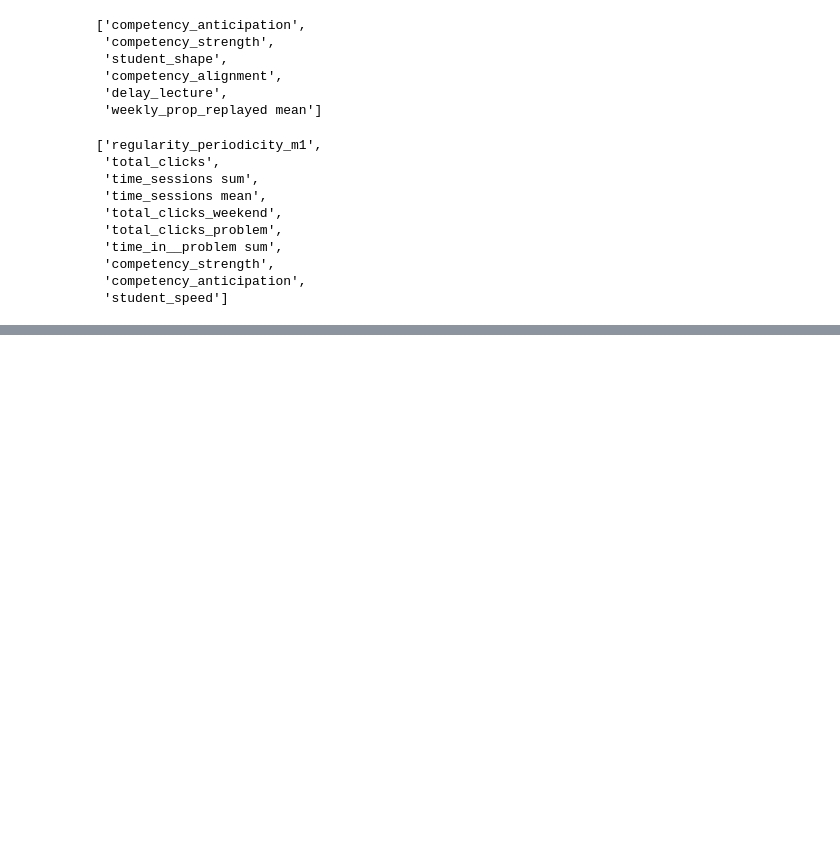
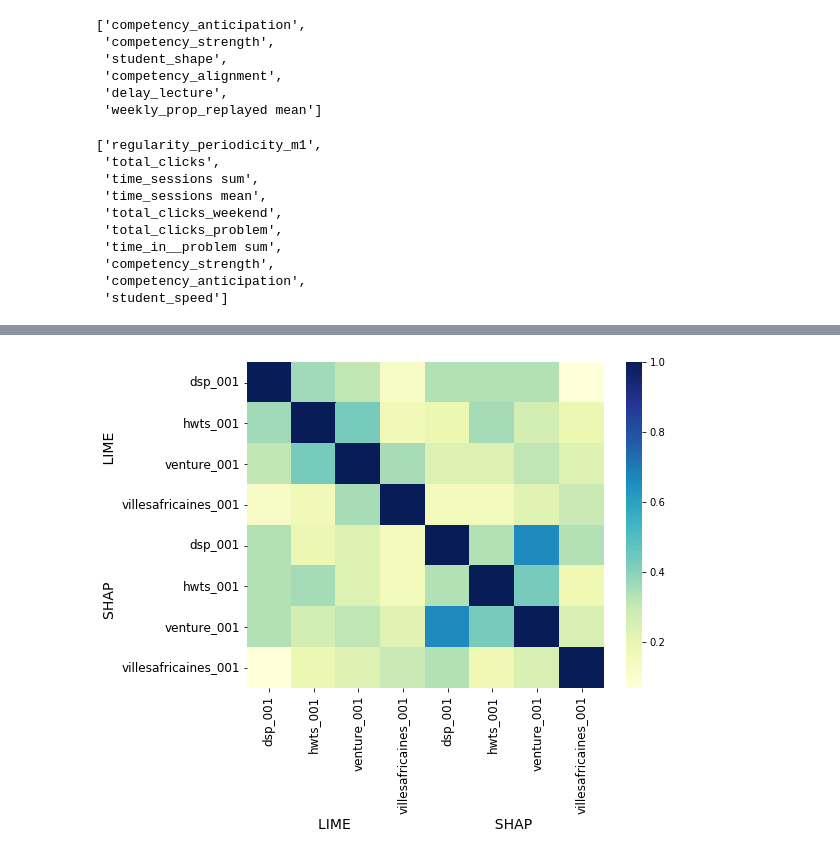
Before and after one commit to epfl-ml4ed/interpretable-clustering, a Jupyter notebook: notebooks/Visualizations.ipynb, the cells around one changed output, grey strips where cells are left out. Cells and saved outputs as stored; diff of their text form; code cells hidden in the pictures; blank space fills up the shorter version.

```diff
--- a/notebooks/Visualizations.ipynb
+++ b/notebooks/Visualizations.ipynb
@@ -231,3 +237,5 @@ best10_interc3_cluster0
  'competency_strength',
  'competency_anticipation',
  'student_speed']
+# %%
+courses = ['dsp_001', 'hwts_001', 'venture_001', 'villesafricaines_001']
@@ -233,0 +296,37 @@ best10_interc3_cluster0
+# %%
+scaler = MinMaxScaler()
+cols = df_shap.columns
+df_shap = pd.DataFrame(scaler.fit_transform(df_shap.T).T, columns=cols)
+
+scaler = MinMaxScaler()
+cols = df_lime.columns
+df_lime = pd.DataFrame(scaler.fit_transform(df_lime.T).T, columns=cols)
+# %%
+zero_data = np.zeros(shape=(len(df_shap)+len(df_shap), len(df_shap)+len(df_shap)))
+cols = ['Lime_'+str(i) for i in range(len(df_lime))]
+cols.extend(['Shap_'+str(i) for i in range(len(df_shap))])
+d = pd.DataFrame(zero_data, columns=cols)
+
+data = []
+for i in range(len(df_lime)):
+    data.append(list({k: v for k, v in df_lime.iloc[i].to_dict().items() if (not isinstance(v, float)) or (not math.isnan(v))}.keys()))
+
+for i in range(len(df_shap)):
+    data.append(take(10, dict(sorted(df_shap.iloc[i].to_dict().items(), key=operator.itemgetter(1),reverse=True))))
+
+count = 0
+for i in range(len(d)):
+    for k,j in enumerate(d.columns):
+        d[j][i] = jaccard(data[i], data[k])
+# %%
+fig, ax = plt.subplots(figsize=(8, 6),facecolor='white')
+g = sns.heatmap(d, fmt=".2f",ax=ax, cmap="YlGnBu")
+l=list(np.arange(1,6+1))
+g.set(xlabel='LIME                                SHAP', ylabel='SHAP                          LIME')
+g.xaxis.get_label().set_fontsize(14)
+g.yaxis.get_label().set_fontsize(14)
+g.set_xticklabels(courses+courses,rotation=90, fontsize=12)
+g.set_yticklabels(courses+courses, rotation=0, fontsize=12)
+plt.show()
+# %% [output]
+[figure, added]
```
Also changed, not shown: parts of 13 cells of this notebook.
